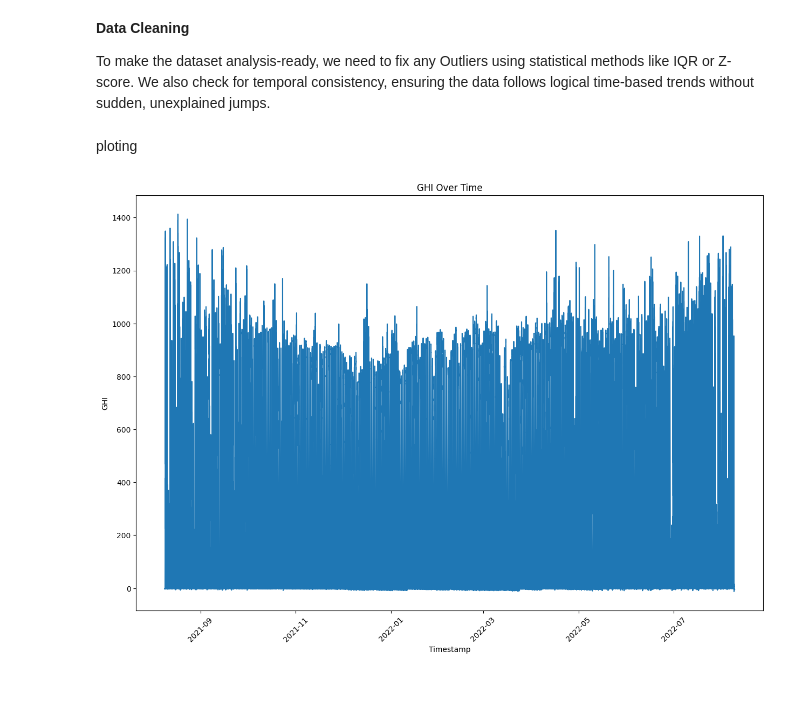
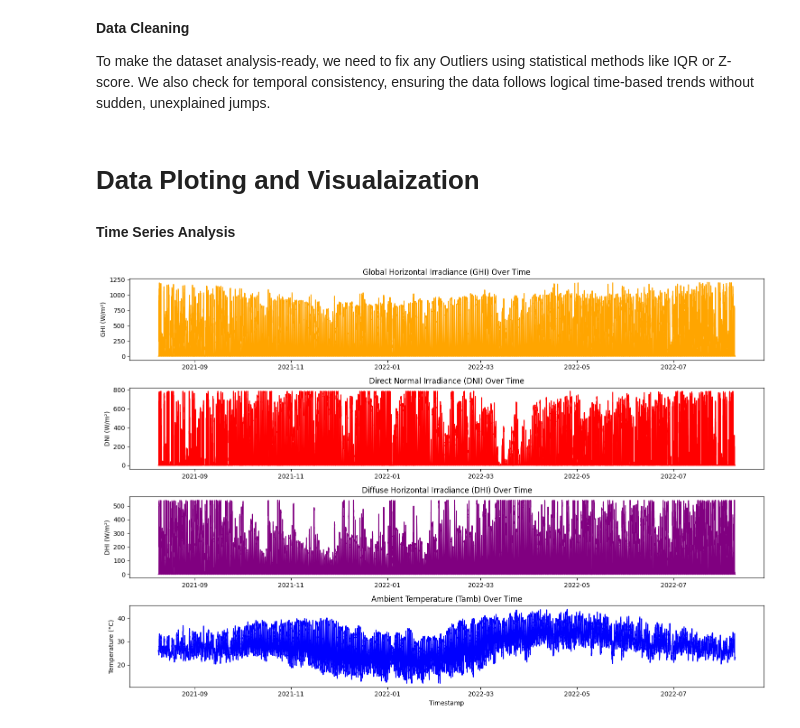
Before and after one commit to HilufTesfay/10academy-week0-solar-challenge, a Jupyter notebook: notbooks/benin-eda.ipynb, the cells around one changed output. Saved outputs shown, nothing was run; the diff lists cells and outputs as text; code cells hidden in the pictures; blank space fills up the shorter version.

Commit message:
Time Series Analysis done

```diff
--- a/notbooks/benin-eda.ipynb
+++ b/notbooks/benin-eda.ipynb
@@ -234,17 +234,50 @@ def clean_solar_data(df: pd.DataFrame) -> pd.DataFrame:
 cleaned_df = clean_solar_data(df=df)
 cleaned_df.to_csv(path_or_buf="../data/processed/benin_clean.csv")
 # %% [markdown]
-ploting
+# **Data Ploting and Visualaization**
+# %% [markdown]
+**Time Series Analysis**
 # %%
-if not pd.api.types.is_datetime64_any_dtype(df['Timestamp']):
-    df['Timestamp'] = pd.to_datetime(df['Timestamp'])
+cleaned_df=pd.read_csv("../data/processed/benin_clean.csv")
+# Convert 'Timestamp' to datetime if not already
+if not pd.api.types.is_datetime64_any_dtype(cleaned_df['Timestamp']):
+    cleaned_df['Timestamp'] = pd.to_datetime(cleaned_df['Timestamp'])
 
+# Set 'Timestamp' as index
+cleaned_df = cleaned_df.set_index('Timestamp')
+#sort the DataFrame by index
+cleaned_df=cleaned_df.sort_index()
 plt.figure(figsize=(15, 10))
-sns.lineplot(x='Timestamp', y='GHI', data=df)
-plt.title('GHI Over Time')
+
+# Plot GHI
+plt.subplot(4, 1, 1)
+sns.lineplot(data=cleaned_df, x=cleaned_df.index, y='GHI', color='orange')
+plt.title('Global Horizontal Irradiance (GHI) Over Time')
+plt.ylabel('GHI (W/m²)')
+plt.xlabel('')
+
+# Plot DNI
+plt.subplot(4, 1, 2)
+sns.lineplot(data=cleaned_df, x=cleaned_df.index, y='DNI', color='red')
+plt.title('Direct Normal Irradiance (DNI) Over Time')
+plt.ylabel('DNI (W/m²)')
+plt.xlabel('')
+
+# Plot DHI
+plt.subplot(4, 1, 3)
+sns.lineplot(data=cleaned_df, x=cleaned_df.index, y='DHI', color='purple')
+plt.title('Diffuse Horizontal Irradiance (DHI) Over Time')
+plt.ylabel('DHI (W/m²)')
+plt.xlabel('')
+
+# Plot Tamb
+plt.subplot(4, 1, 4)
+sns.lineplot(data=cleaned_df, x=cleaned_df.index, y='Tamb', color='blue')
+plt.title('Ambient Temperature (Tamb) Over Time')
+plt.ylabel('Temperature (°C)')
 plt.xlabel('Timestamp')
-plt.ylabel('GHI')
-plt.xticks(rotation=45)
+
+plt.tight_layout()
 plt.show()
 # %% [output]
-[figure, old version]
+[figure, new version]
```
Also changed, not shown: 1 other file.
